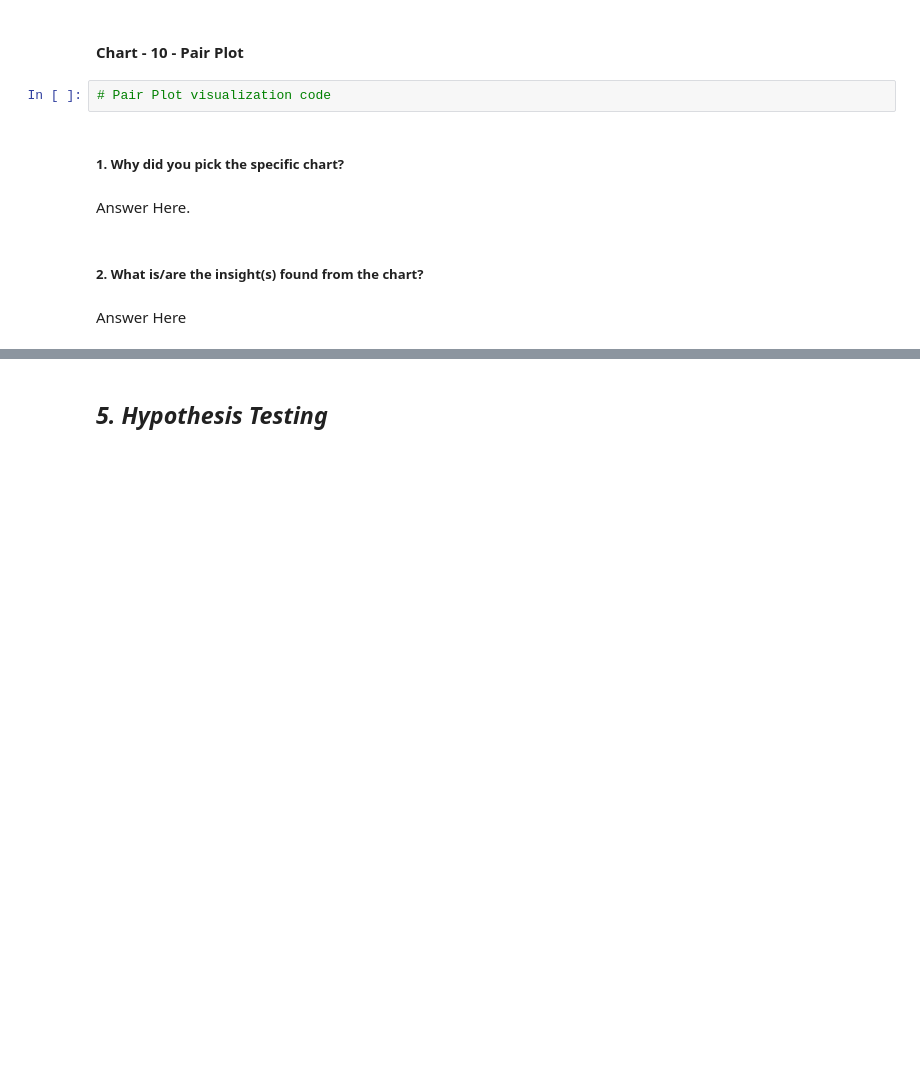
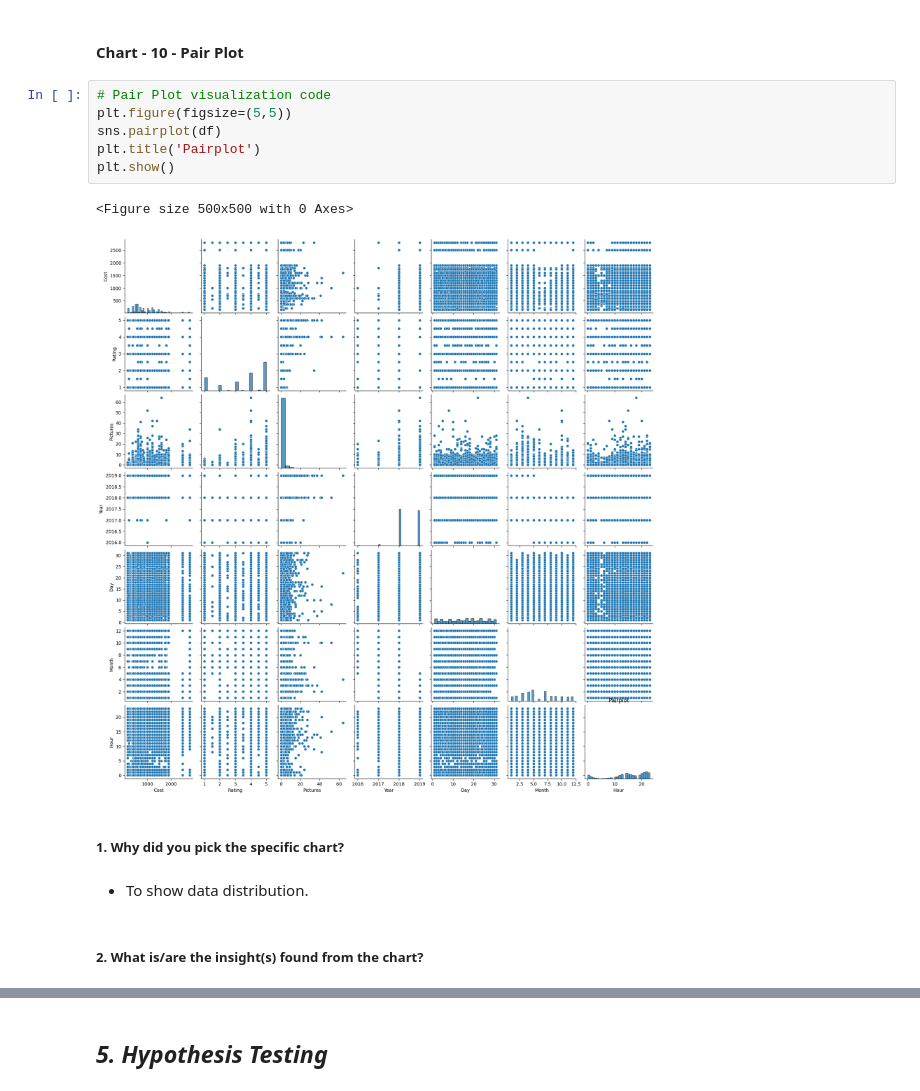
Before and after one commit to chetansgode/Zomato-Restaurant-Clustering-and-Sentiment-Analysis, a Jupyter notebook: Zomato_Restaurant_Clustering_and_Sentiment_Analysis_ML_Submission_Template.ipynb, the cells around one changed output, grey strips where cells are left out. Drawn from its saved outputs; the diff is of its cells as text; blank space fills up the shorter version.

```diff
--- a/Zomato_Restaurant_Clustering_and_Sentiment_Analysis_ML_Submission_Template.ipynb
+++ b/Zomato_Restaurant_Clustering_and_Sentiment_Analysis_ML_Submission_Template.ipynb
@@ -703,12 +776,17 @@ Answer Here
 # %% [markdown]
 #### Chart - 10 - Pair Plot
-# %%
-# Pair Plot visualization code
+# %%
+# Pair Plot visualization code
+plt.figure(figsize=(5,5))
+sns.pairplot(df)
+plt.title('Pairplot')
+plt.show()
+# %% [output]
+<Figure size 500x500 with 0 Axes>
+[figure, added]
 # %% [markdown]
 ##### 1. Why did you pick the specific chart?
-# %% [markdown]
-Answer Here.
+# %% [markdown]
+* To show data distribution.
 # %% [markdown]
 ##### 2. What is/are the insight(s) found from the chart?
-# %% [markdown]
-Answer Here
```
Also changed, not shown: parts of 77 cells of this notebook.
